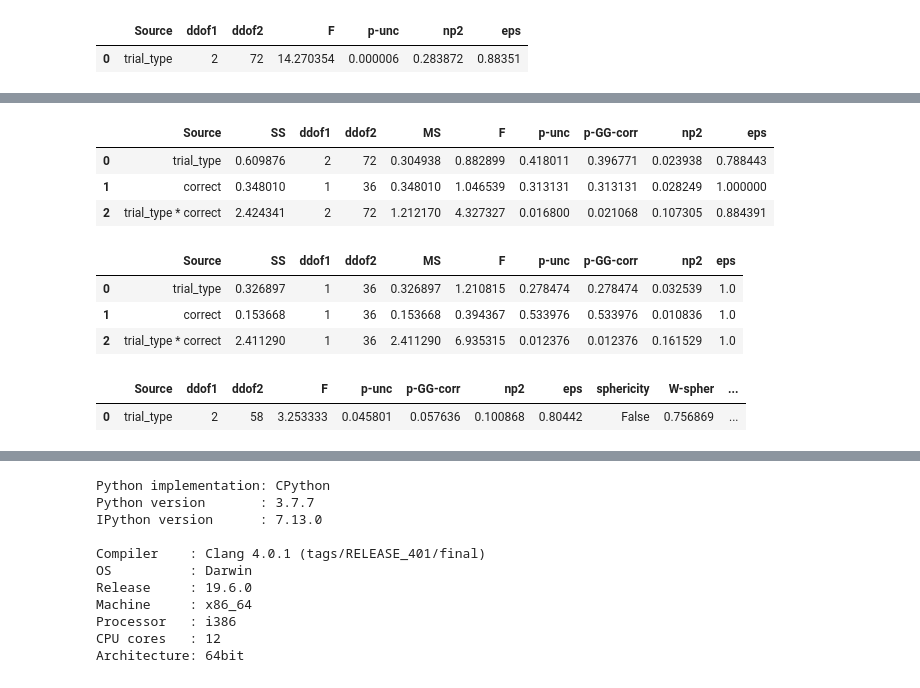
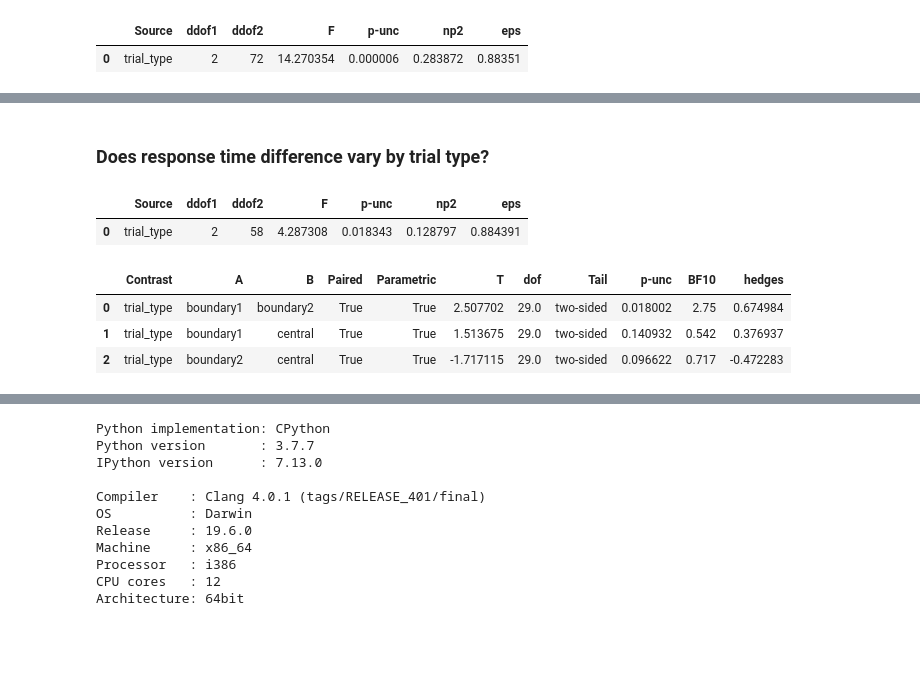
Before and after one commit to prestonlab/tesser, a Jupyter notebook: jupyter/plot_induct.ipynb, the cells around one changed output, grey strips where cells are left out. Cells and saved outputs as stored; diff of their text form; code cells hidden in the pictures; blank space fills up the shorter version.

```diff
--- a/jupyter/plot_induct.ipynb
+++ b/jupyter/plot_induct.ipynb
@@ -84,0 +138,19 @@ statplot.plot_swarm_bar(
+# %%
+mrt = induct.groupby(['correct', 'trial_type', 'subject'])['response_time'].mean()
+diff = (mrt.loc[0] - mrt.loc[1]).reset_index()
+
+fig, ax = plt.subplots(figsize=(3, 3))
+statplot.plot_swarm_bar(
+    diff,
+    x='trial_type',
+    y='response_time',
+    dark=colors['dark'],
+    light=colors['light'],
+    ax=ax,
+);
+ax.axline((0, 0), slope=0, color='k', linewidth=.75);
+ax.set(
+    ylabel='Response time difference (s)',
+    xticklabels=['Central', 'Boundary\n1-Away', 'Boundary\n2-Away']
+);
+fig.savefig(os.path.join(fig_dir, 'temporal_bias_rt_diff.pdf'))
@@ -85,35 +175,24 @@ statplot.plot_swarm_bar(
+# %% [markdown]
+### Does response time difference vary by trial type?
 # %%
 pg.rm_anova(
-    data=rt,
+    data=diff,
     dv='response_time',
     subject='subject',
-    within=['trial_type', 'correct']
+    within='trial_type',
 )
 # %% [output]
-|  | Source | SS | ddof1 | ddof2 | MS | F | p-unc | p-GG-corr | np2 | eps |
-| 0 | trial_type | 0.609876 | 2 | 72 | 0.304938 | 0.882899 | 0.418011 | 0.396771 | 0.023938 | 0.788443 |
-| 1 | correct | 0.348010 | 1 | 36 | 0.348010 | 1.046539 | 0.313131 | 0.313131 | 0.028249 | 1.000000 |
-| 2 | trial_type * correct | 2.424341 | 2 | 72 | 1.212170 | 4.327327 | 0.016800 | 0.021068 | 0.107305 | 0.884391 |
+|  | Source | ddof1 | ddof2 | F | p-unc | np2 | eps |
+| 0 | trial_type | 2 | 58 | 4.287308 | 0.018343 | 0.128797 | 0.884391 |
 # %%
-pg.rm_anova(
-    data=rt.query('trial_type != "central"'),
+pg.pairwise_ttests(
+    data=diff,
     dv='response_time',
     subject='subject',
-    within=['trial_type', 'correct']
+    within='trial_type',
 )
 # %% [output]
-|  | Source | SS | ddof1 | ddof2 | MS | F | p-unc | p-GG-corr | np2 | eps |
-| 0 | trial_type | 0.326897 | 1 | 36 | 0.326897 | 1.210815 | 0.278474 | 0.278474 | 0.032539 | 1.0 |
-| 1 | correct | 0.153668 | 1 | 36 | 0.153668 | 0.394367 | 0.533976 | 0.533976 | 0.010836 | 1.0 |
-| 2 | trial_type * correct | 2.411290 | 1 | 36 | 2.411290 | 6.935315 | 0.012376 | 0.012376 | 0.161529 | 1.0 |
+|  | Contrast | A | B | Paired | Parametric | T | dof | Tail | p-unc | BF10 | hedges |
+| 0 | trial_type | boundary1 | boundary2 | True | True | 2.507702 | 29.0 | two-sided | 0.018002 | 2.75 | 0.674984 |
+| 1 | trial_type | boundary1 | central | True | True | 1.513675 | 29.0 | two-sided | 0.140932 | 0.542 | 0.376937 |
+| 2 | trial_type | boundary2 | central | True | True | -1.717115 | 29.0 | two-sided | 0.096622 | 0.717 | -0.472283 |
-# %%
-corr = rt.query('correct == 0').copy()
-pg.rm_anova(
-    data=corr,
-    dv='response_time',
-    subject='subject',
-    within='trial_type',
-)
-# %% [output]
-|  | Source | ddof1 | ddof2 | F | p-unc | p-GG-corr | np2 | eps | sphericity | W-spher | ... |
-| 0 | trial_type | 2 | 58 | 3.253333 | 0.045801 | 0.057636 | 0.100868 | 0.80442 | False | 0.756869 | ... |
```
Also changed, not shown: parts of 18 cells of this notebook.
